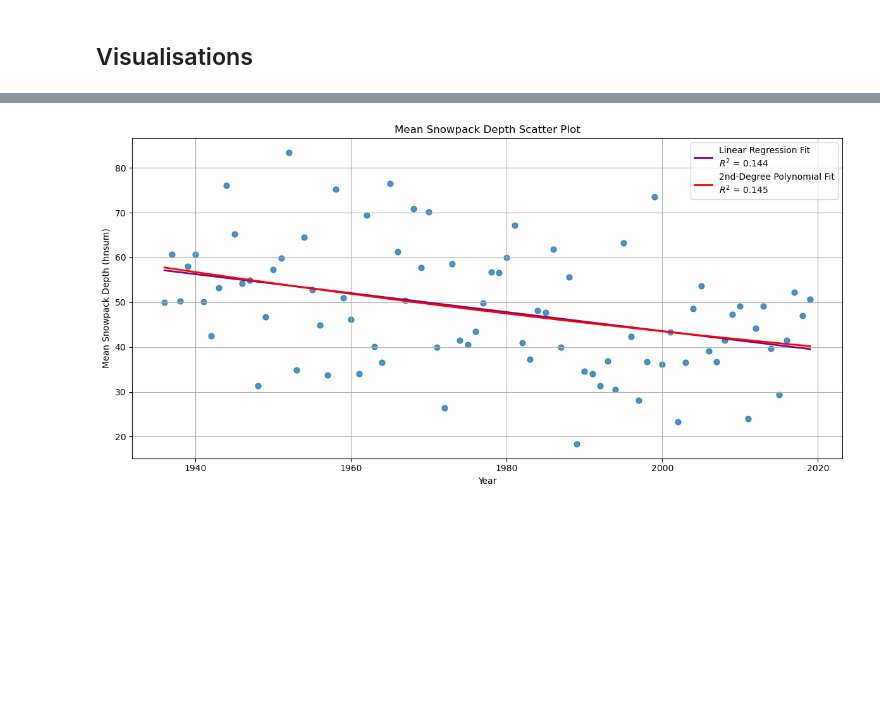
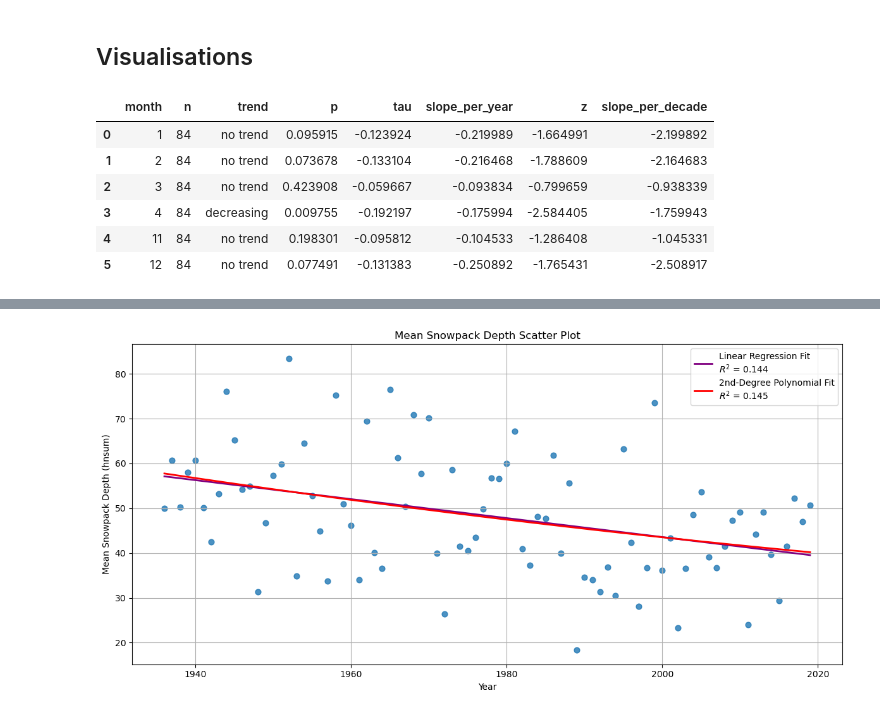
Before and after one commit to Mitch-P-Analyst/Europe_Snowpack_Depths, a Jupyter notebook: Part_2_EDA.ipynb, the cells around one changed output, grey strips where cells are left out. Cells and saved outputs as stored; diff of their text form; code cells hidden in the pictures; blank space fills up the shorter version.

```diff
--- a/Part_2_EDA.ipynb
+++ b/Part_2_EDA.ipynb
@@ -291,0 +444,20 @@ snow_recordings
+# %%
+mk_month = mann_kendall_by_group(
+    snow_recordings,
+    group_cols=['month'],
+    time_col='year',
+    value_col='hnsum',
+    agg='mean',
+    min_length=15,
+    variant='original',
+    slope_per='decade'
+)
+mk_month
+# %% [output]
+|  | month | n | trend | p | tau | slope_per_year | z | slope_per_decade |
+| 0 | 1 | 84 | no trend | 0.095915 | -0.123924 | -0.219989 | -1.664991 | -2.199892 |
+| 1 | 2 | 84 | no trend | 0.073678 | -0.133104 | -0.216468 | -1.788609 | -2.164683 |
+| 2 | 3 | 84 | no trend | 0.423908 | -0.059667 | -0.093834 | -0.799659 | -0.938339 |
+| 3 | 4 | 84 | decreasing | 0.009755 | -0.192197 | -0.175994 | -2.584405 | -1.759943 |
+| 4 | 11 | 84 | no trend | 0.198301 | -0.095812 | -0.104533 | -1.286408 | -1.045331 |
+| 5 | 12 | 84 | no trend | 0.077491 | -0.131383 | -0.250892 | -1.765431 | -2.508917 |
```
Also changed, not shown: parts of 12 cells of this notebook.
